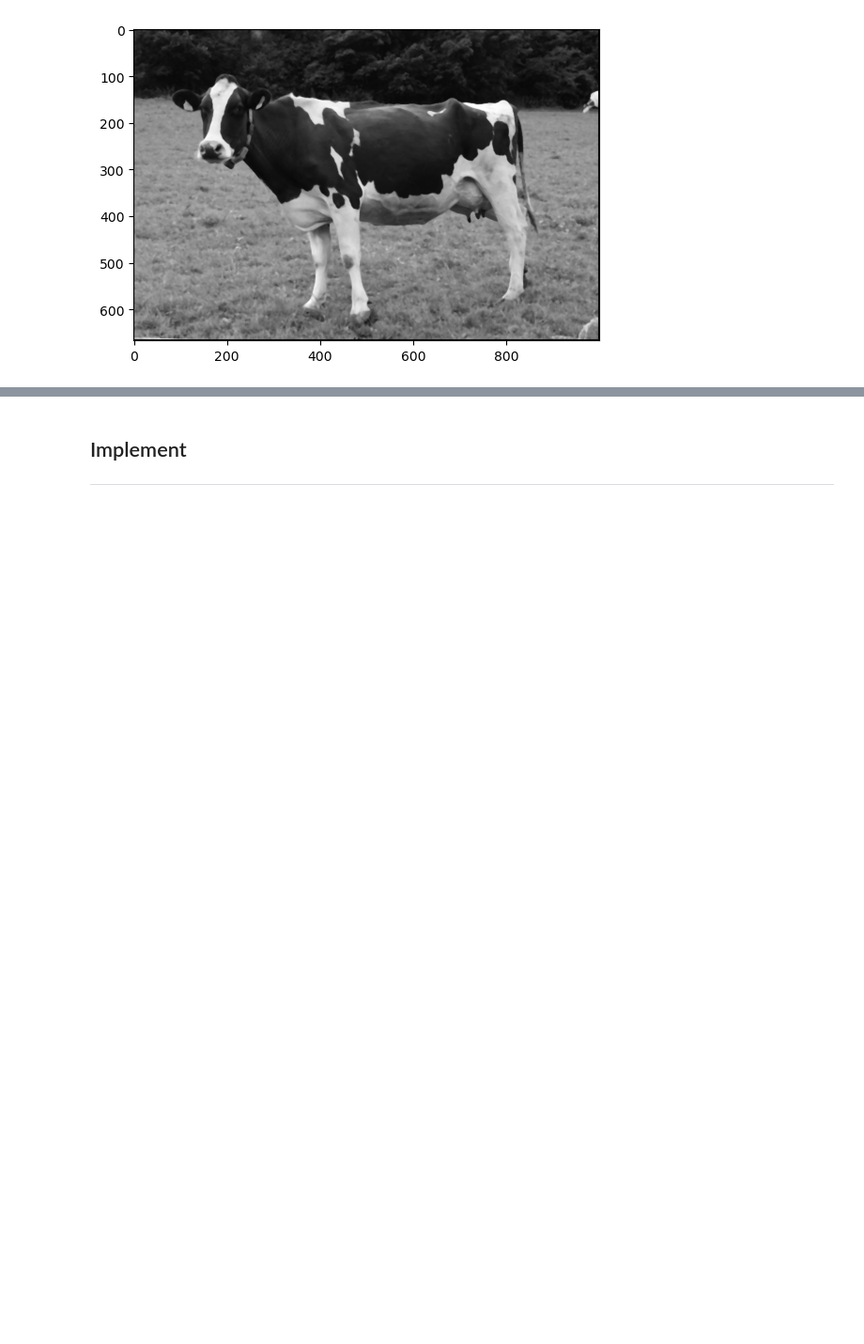
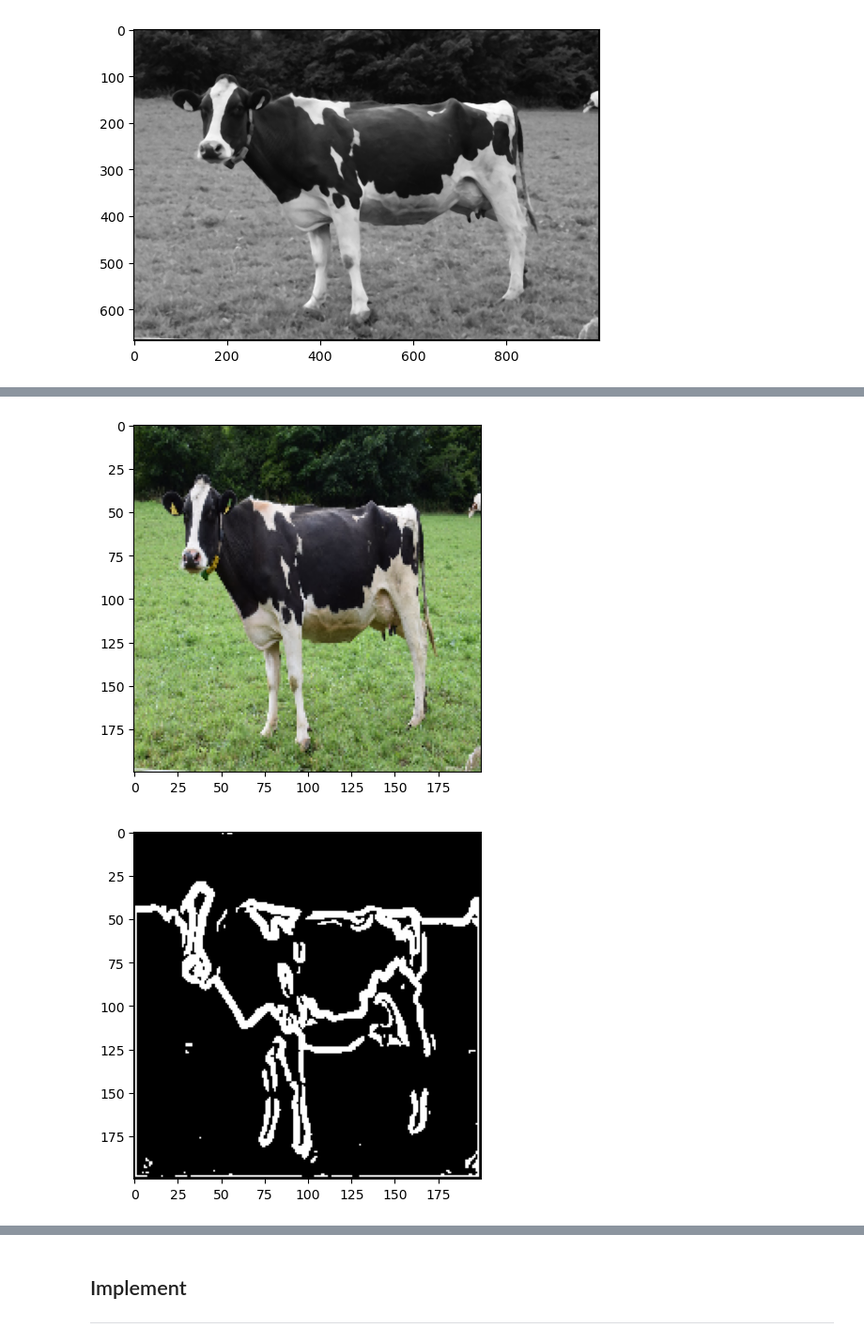
Before and after one commit to jon-mun/cow-segmentation, a Jupyter notebook: edge.ipynb, the cells around one changed output, grey strips where cells are left out. Shown at 94% size. Drawn from its saved outputs; the diff is of its cells as text; code cells hidden in the pictures; blank space fills up the shorter version.

```diff
--- a/edge.ipynb
+++ b/edge.ipynb
@@ -185,0 +305,13 @@ I.show(edge, gray=True)
+# %%
+img = I.from_np(plt.imread('data/bg/sapix.jpeg')).image
+img = I.bl_resize(original_img=img, new_h=200, new_w=200)
+I.show(img)
+gray = I.to_gray(img)
+gaussian_kernel = generate_gaussian_kernel(5, 2)
+blurred_img = convolution(gray, gaussian_kernel)
+edge = edge_detection(blurred_img)
+edge = edge_threshold(edge, threshold=100)
+I.show(edge, gray=True)
+# %% [output]
+[figure, added]
+[figure, added]
```
Also changed, not shown: parts of 16 cells of this notebook, 1 other file.
